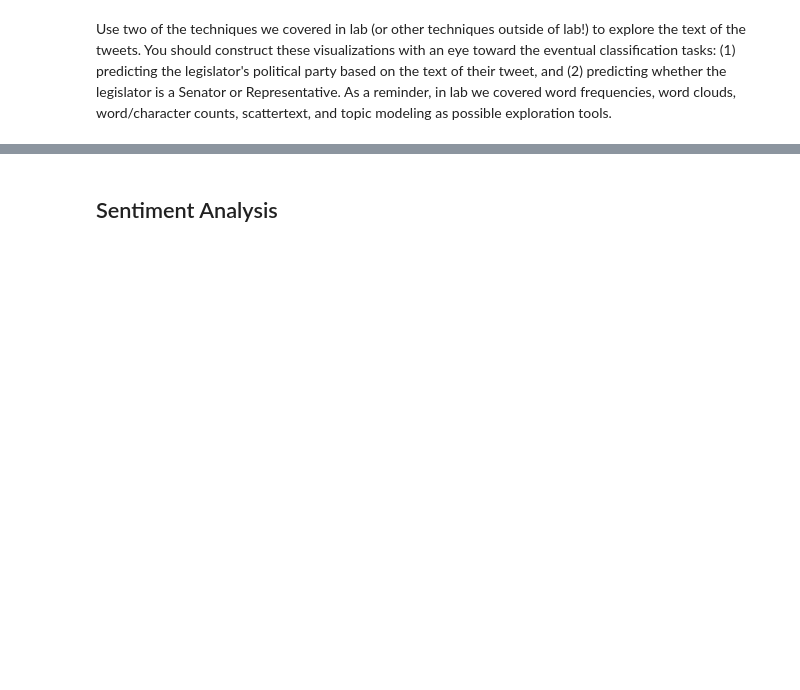
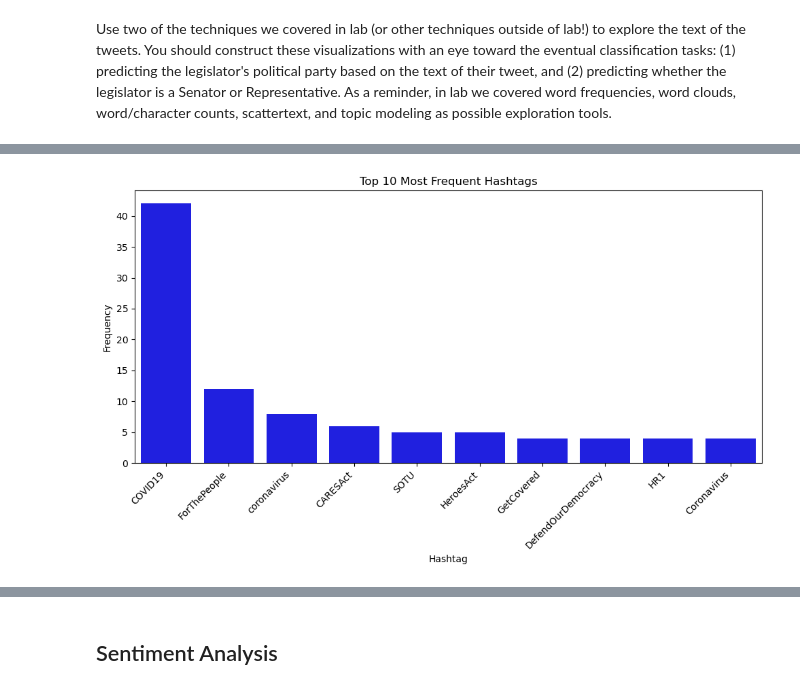
Before and after one commit to stacy0c/Computational-Social-Science-Projects, a Jupyter notebook: project5/Project 5 stacy.ipynb, the cells around one changed output, grey strips where cells are left out. Drawn from its saved outputs; the diff is of its cells as text; code cells hidden in the pictures; blank space fills up the shorter version.

```diff
--- a/project5/Project 5 stacy.ipynb
+++ b/project5/Project 5 stacy.ipynb
@@ -165,0 +228,13 @@ Use two of the techniques we covered in lab (or other techniques outside of lab!
+# %%
+
+# Plot the most frequent hashtags
+plt.figure(figsize=(10, 6))
+sns.barplot(x=hashtag_counts.index, y=hashtag_counts.values, color="blue")
+plt.title('Top 10 Most Frequent Hashtags')
+plt.xlabel('Hashtag')
+plt.ylabel('Frequency')
+plt.xticks(rotation=45, ha='right')
+plt.tight_layout()
+plt.show()
+# %% [output]
+[figure, added]
```
Also changed, not shown: parts of 51 cells of this notebook.
